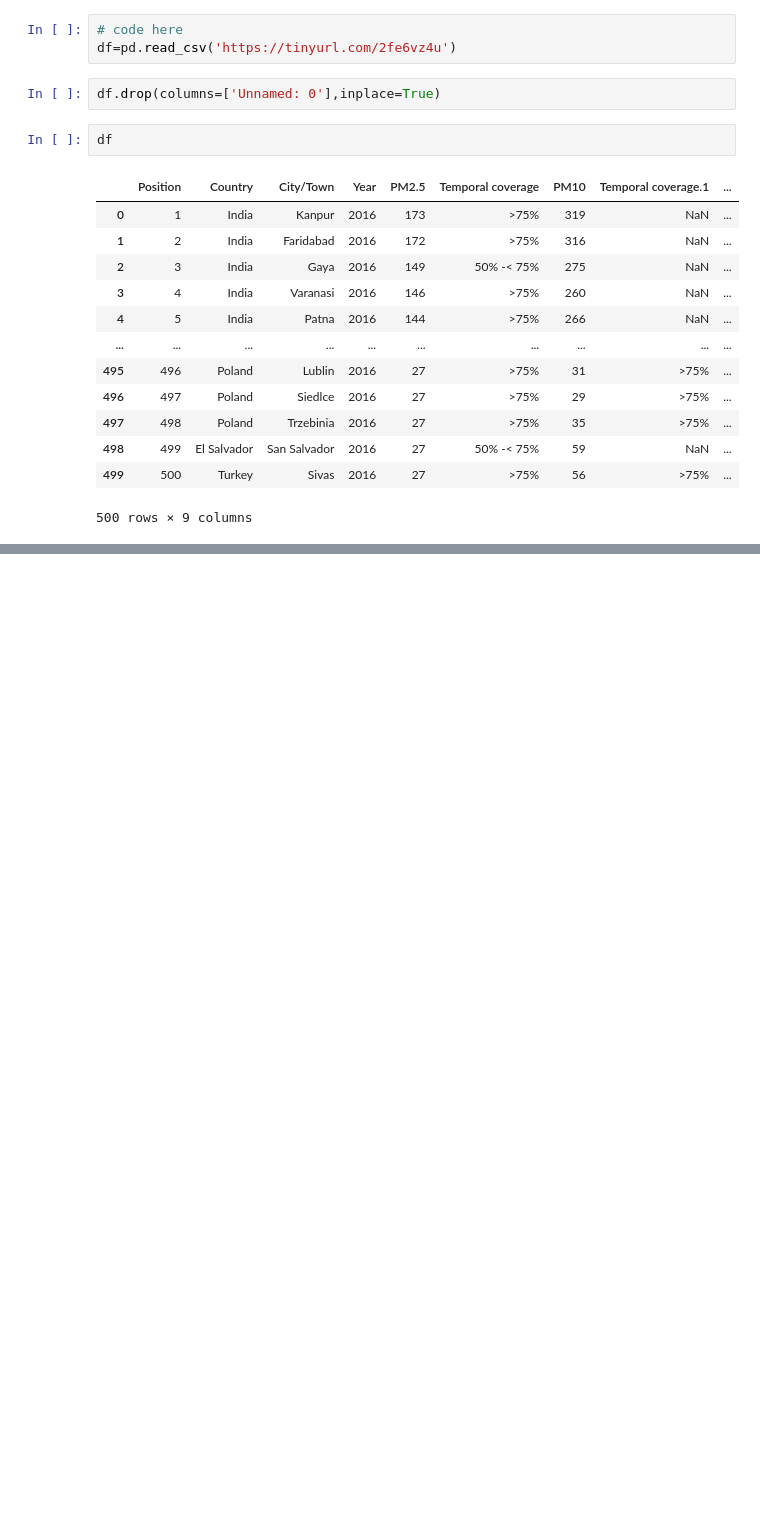
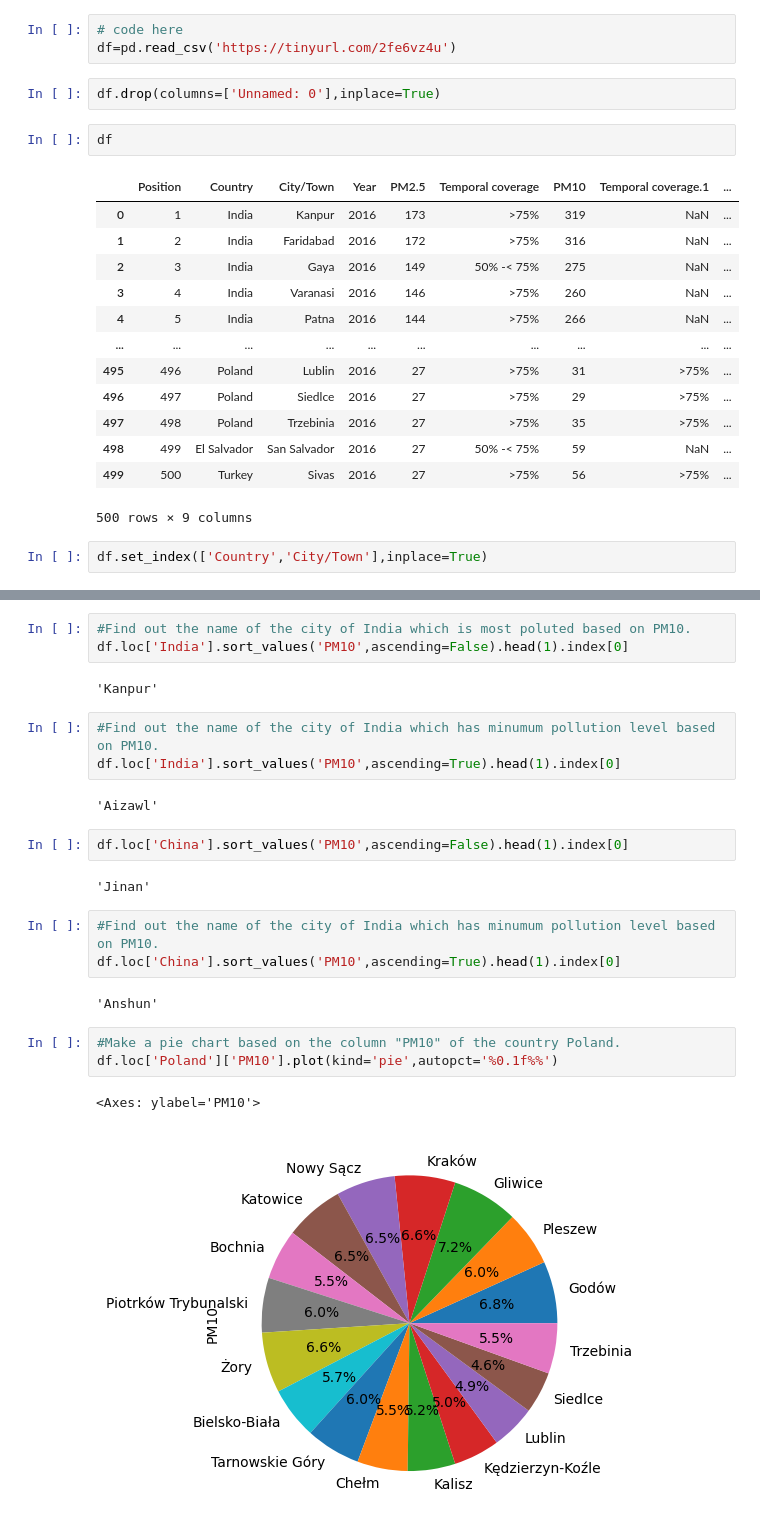
Before and after one commit to RaghvendraYadav/CampusX, a Jupyter notebook: task_21.ipynb, the cells around one changed output, grey strips where cells are left out. Drawn from its saved outputs; the diff is of its cells as text; blank space fills up the shorter version.

```diff
--- a/task_21.ipynb
+++ b/task_21.ipynb
@@ -210,3 +210,5 @@ df
 | 498 | 499 | El Salvador | San Salvador | 2016 | 27 | 50% -< 75% | 59 | NaN | ... |
 | 499 | 500 | Turkey | Sivas | 2016 | 27 | >75% | 56 | >75% | ... |
 500 rows × 9 columns
+# %%
+df.set_index(['Country','City/Town'],inplace=True)
@@ -212,0 +232,25 @@ df
+# %%
+#Find out the name of the city of India which is most poluted based on PM10.
+df.loc['India'].sort_values('PM10',ascending=False).head(1).index[0]
+# %% [output]
+'Kanpur'
+# %%
+#Find out the name of the city of India which has minumum pollution level based on PM10.
+df.loc['India'].sort_values('PM10',ascending=True).head(1).index[0]
+# %% [output]
+'Aizawl'
+# %%
+df.loc['China'].sort_values('PM10',ascending=False).head(1).index[0]
+# %% [output]
+'Jinan'
+# %%
+#Find out the name of the city of India which has minumum pollution level based on PM10.
+df.loc['China'].sort_values('PM10',ascending=True).head(1).index[0]
+# %% [output]
+'Anshun'
+# %%
+#Make a pie chart based on the column "PM10" of the country Poland.
+df.loc['Poland']['PM10'].plot(kind='pie',autopct='%0.1f%%')
+# %% [output]
+<Axes: ylabel='PM10'>
+[figure, added]
```
Also changed, not shown: parts of 3 cells of this notebook.
